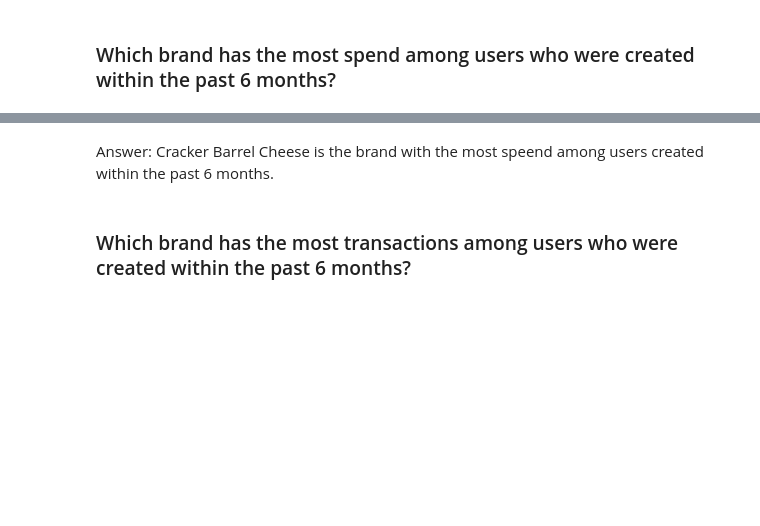
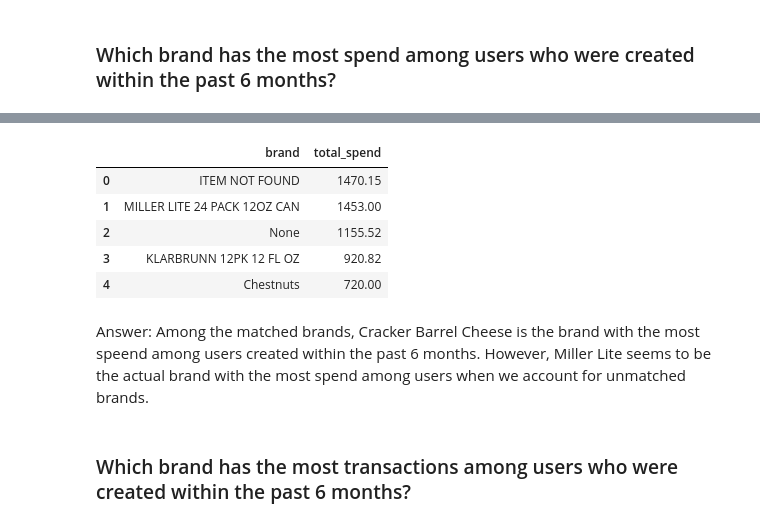
Before and after one commit to aaronchen7780/AE-Project-FetchRewards, a Jupyter notebook: implementation.ipynb, the cells around one changed output, grey strips where cells are left out. Saved outputs shown, nothing was run; the diff lists cells and outputs as text; code cells hidden in the pictures; blank space fills up the shorter version.

```diff
--- a/implementation.ipynb
+++ b/implementation.ipynb
@@ -412,5 +448,24 @@ brand_performance_spend.head(5)
+# %%
+brand_performance_spend_adj = """
+select
+    brand,
+    total_spend
+from brand_performance_adj
+order by 2 desc
+"""
+
+brand_performance_spend_adj = run_query(brand_performance_spend_adj)
+
+brand_performance_spend_adj.head(5)
+# %% [output]
+|  | brand | total_spend |
+| 0 | ITEM NOT FOUND | 1470.15 |
+| 1 | MILLER LITE 24 PACK 12OZ CAN | 1453.00 |
+| 2 | None | 1155.52 |
+| 3 | KLARBRUNN 12PK 12 FL OZ | 920.82 |
+| 4 | Chestnuts | 720.00 |
 # %% [markdown]
-Answer: Cracker Barrel Cheese is the brand with the most speend among users created within the past 6 months.
+Answer: Among the matched brands, Cracker Barrel Cheese is the brand with the most speend among users created within the past 6 months. However, Miller Lite seems to be the actual brand with the most spend among users when we account for unmatched brands.
 # %% [markdown]
 ### Which brand has the most transactions among users who were created within the past 6 months?
 # %%
```
Also changed, not shown: parts of 7 cells of this notebook, 1 other file.
